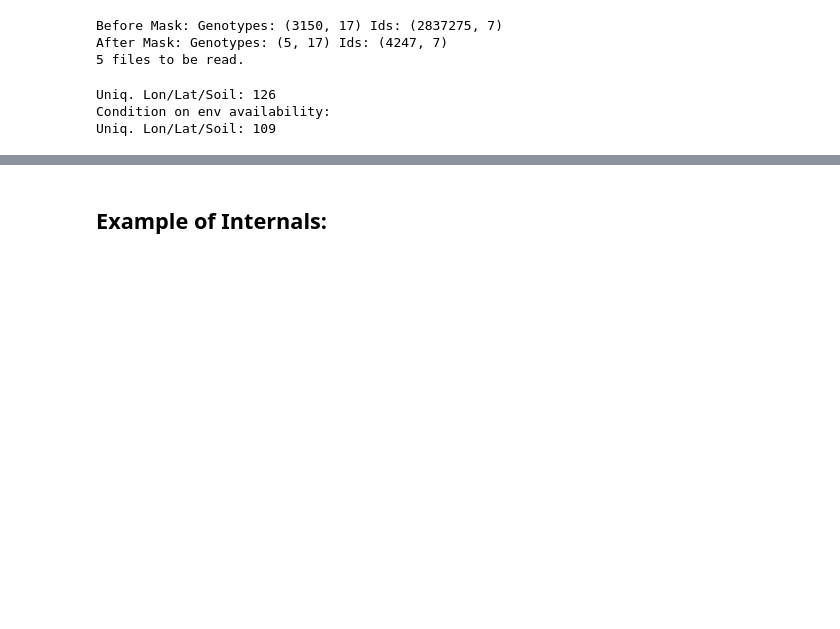
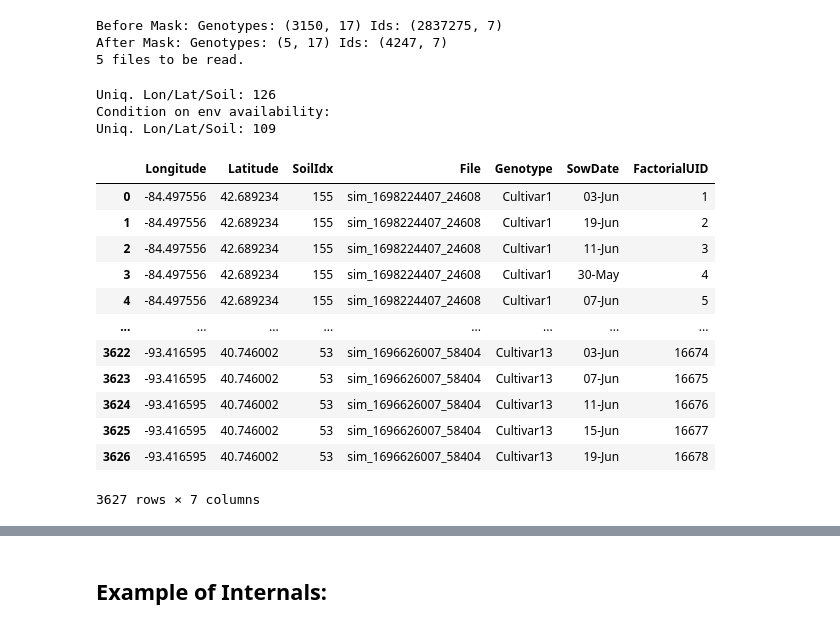
Before and after one commit to DanielKick-USDA/apsimxml, a Jupyter notebook: nbs/02_parquet_dataloader.ipynb, the cells around one changed output, grey strips where cells are left out. Saved outputs shown, nothing was run; the diff lists cells and outputs as text; code cells hidden in the pictures; blank space fills up the shorter version.

```diff
--- a/nbs/02_parquet_dataloader.ipynb
+++ b/nbs/02_parquet_dataloader.ipynb
@@ -309,0 +319,16 @@ Uniq. Lon/Lat/Soil: 109
+# %%
+x.Ids
+# %% [output]
+|  | Longitude | Latitude | SoilIdx | File | Genotype | SowDate | FactorialUID |
+| 0 | -84.497556 | 42.689234 | 155 | sim_1698224407_24608 | Cultivar1 | 03-Jun | 1 |
+| 1 | -84.497556 | 42.689234 | 155 | sim_1698224407_24608 | Cultivar1 | 19-Jun | 2 |
+| 2 | -84.497556 | 42.689234 | 155 | sim_1698224407_24608 | Cultivar1 | 11-Jun | 3 |
+| 3 | -84.497556 | 42.689234 | 155 | sim_1698224407_24608 | Cultivar1 | 30-May | 4 |
+| 4 | -84.497556 | 42.689234 | 155 | sim_1698224407_24608 | Cultivar1 | 07-Jun | 5 |
+| ... | ... | ... | ... | ... | ... | ... | ... |
+| 3622 | -93.416595 | 40.746002 | 53 | sim_1696626007_58404 | Cultivar13 | 03-Jun | 16674 |
+| 3623 | -93.416595 | 40.746002 | 53 | sim_1696626007_58404 | Cultivar13 | 07-Jun | 16675 |
+| 3624 | -93.416595 | 40.746002 | 53 | sim_1696626007_58404 | Cultivar13 | 11-Jun | 16676 |
+| 3625 | -93.416595 | 40.746002 | 53 | sim_1696626007_58404 | Cultivar13 | 15-Jun | 16677 |
+| 3626 | -93.416595 | 40.746002 | 53 | sim_1696626007_58404 | Cultivar13 | 19-Jun | 16678 |
+3627 rows × 7 columns
```
Also changed, not shown: parts of 18 cells of this notebook.
